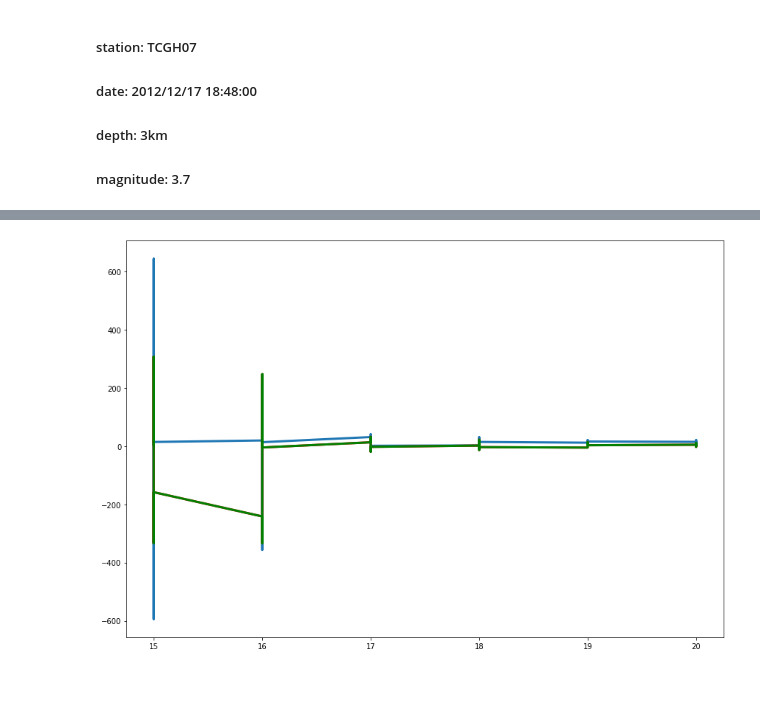
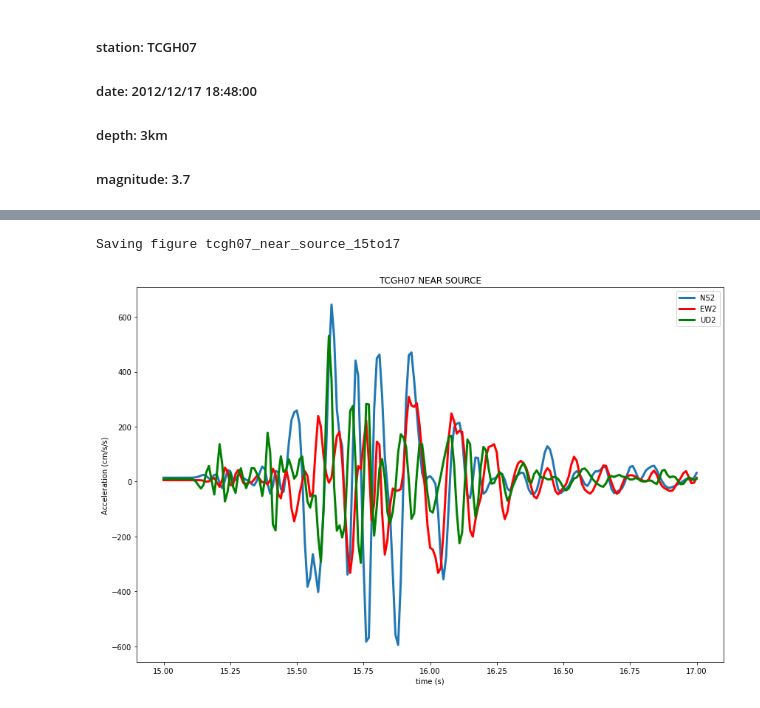
Before and after one commit to SaheedAde/earthquake_early_warning_system, a Jupyter notebook: kik_knet.ipynb, the cells around one changed output, grey strips where cells are left out. Saved outputs shown, nothing was run; the diff lists cells and outputs as text; code cells hidden in the pictures.

```diff
--- a/kik_knet.ipynb
+++ b/kik_knet.ipynb
@@ -413,4 +425,0 @@ tcgh_near_source.head()
-# %%
-tcgh_near_source["NS"] = (tcgh_near_source["NS1_data"] + tcgh_near_source["NS2_data"])/2
-tcgh_near_source["EW"] = (tcgh_near_source["EW1_data"] + tcgh_near_source["EW2_data"])/2
-tcgh_near_source["UD"] = (tcgh_near_source["UD1_data"] + tcgh_near_source["UD2_data"])/2
@@ -474,17 +442,17 @@ tcgh_near_source.plot( x = 'time (s)' , y = 'UD2_data', ax = ax )
 # %%
-tcgh_range = tcgh_near_source.loc[(tcgh_near_source['time (s)'] >= 15) & (tcgh_near_source['time (s)'] <= 20)]
-# ax = plt.gca()
-# tcgh_range.plot( x = 'time (s)' , y = 'NS2_data')
-# tcgh_range.plot( x = 'time (s)' , y = 'EW2_data')
-# tcgh_range.plot( x = 'time (s)' , y = 'UD2_data')
+tcgh_range = tcgh_near_source.loc[(tcgh_near_source['time (s)'] >= 15) & (tcgh_near_source['time (s)'] <= 17)]
 fig = plt.figure(figsize=(12, 8))
-plt.plot(tcgh_range['time (s)'], tcgh_range['NS2_data'], label='NS2_data', linewidth=3)
-plt.plot(tcgh_range['time (s)'], tcgh_range['EW2_data'], label='EW2_data', linewidth=3, color='red')
-plt.plot(tcgh_range['time (s)'], tcgh_range['EW2_data'], label='UD2_data', linewidth=3, color='green')
+plt.plot(tcgh_range['time (s)'], tcgh_range['NS2_data'], label='NS2', linewidth=3)
+plt.plot(tcgh_range['time (s)'], tcgh_range['EW2_data'], label='EW2', linewidth=3, color='red')
+plt.plot(tcgh_range['time (s)'], tcgh_range['UD2_data'], label='UD2', linewidth=3, color='green')
+# Add title and labels
+plt.title('TCGH07 NEAR SOURCE')
+plt.xlabel('time (s)')
+plt.ylabel('Acceleration (cm/s/s)')
+plt.legend()
 plt.tight_layout()
-
-# Display plot
-
+save_fig("tcgh07_near_source_15to17")
 plt.show()
 # %% [output]
+Saving figure tcgh07_near_source_15to17
-[figure, old version]
+[figure, new version]
```
Also changed, not shown: parts of 13 cells of this notebook.
